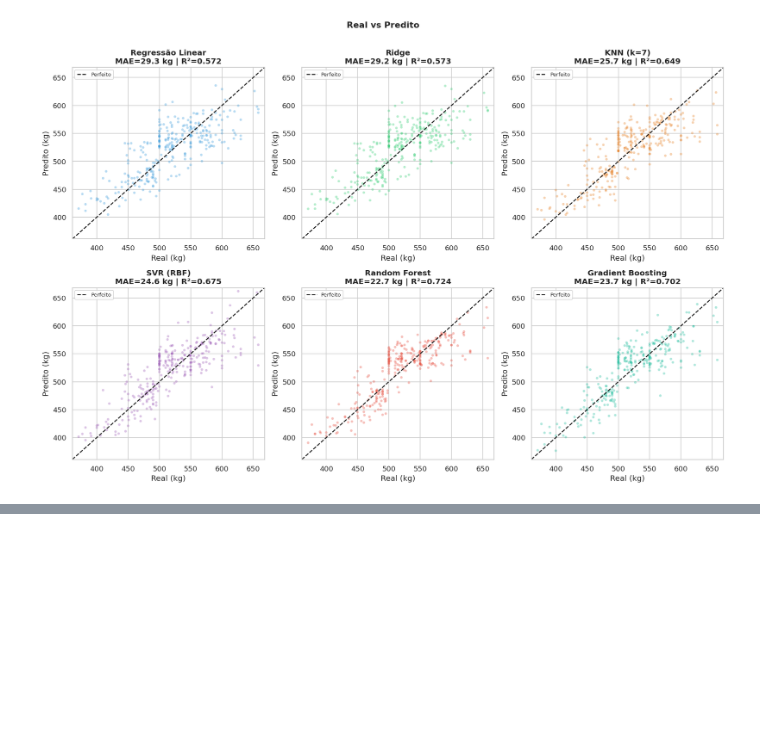
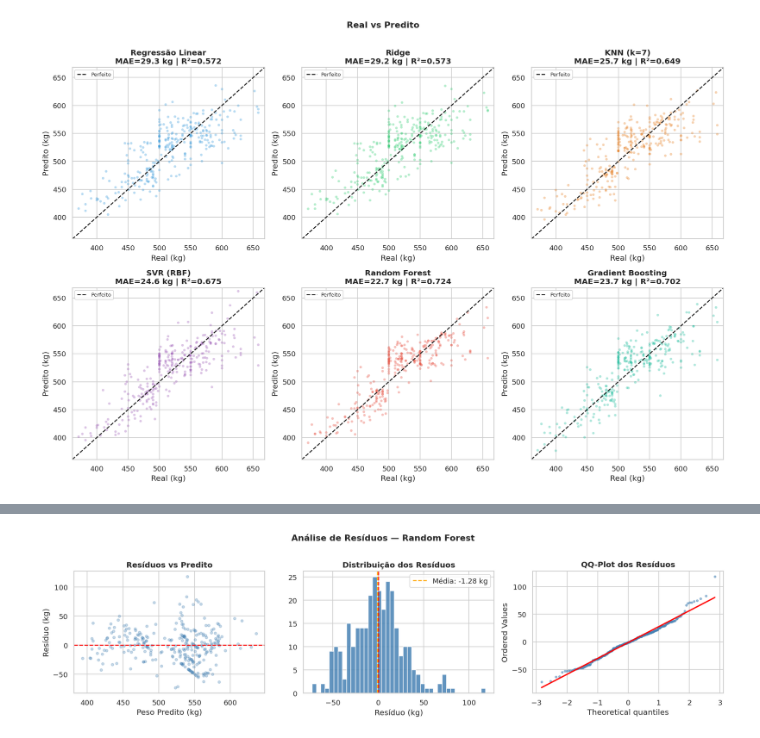
Before and after one commit to jota6k/projeto_peso_bovinos, a Jupyter notebook: notebook_peso_bovinos.ipynb, the cells around one changed output, grey strips where cells are left out. Drawn from its saved outputs; the diff is of its cells as text; code cells hidden in the pictures; blank space fills up the shorter version.

```diff
--- a/notebook_peso_bovinos.ipynb
+++ b/notebook_peso_bovinos.ipynb
@@ -326,0 +433,27 @@ plt.show()
+# %%
+# Análise de resíduos
+residuos = y_test.values - pred_rf
+fig, axes = plt.subplots(1, 3, figsize=(15, 4))
+
+axes[0].scatter(pred_rf, residuos, alpha=0.3, s=15, color='steelblue')
+axes[0].axhline(0, color='red', linestyle='--', linewidth=1.5)
+axes[0].set_xlabel('Peso Predito (kg)'); axes[0].set_ylabel('Resíduo (kg)')
+axes[0].set_title('Resíduos vs Predito', fontweight='bold')
+
+axes[1].hist(residuos, bins=40, color='steelblue', edgecolor='white', alpha=0.85)
+axes[1].axvline(0, color='red', linestyle='--', linewidth=1.5)
+axes[1].axvline(residuos.mean(), color='orange', linestyle='--',
+                label=f'Média: {residuos.mean():.2f} kg')
+axes[1].set_xlabel('Resíduo (kg)'); axes[1].set_title('Distribuição dos Resíduos', fontweight='bold')
+axes[1].legend()
+
+stats.probplot(residuos, dist='norm', plot=axes[2])
+axes[2].set_title('QQ-Plot dos Resíduos', fontweight='bold')
+axes[2].get_lines()[0].set(markersize=3, alpha=0.5, color='steelblue')
+axes[2].get_lines()[1].set(color='red', linewidth=2)
+
+plt.suptitle('Análise de Resíduos — Random Forest', fontweight='bold', y=1.02)
+plt.tight_layout()
+plt.show()
+# %% [output]
+[figure, added]
```
Also changed, not shown: parts of 4 cells of this notebook.
